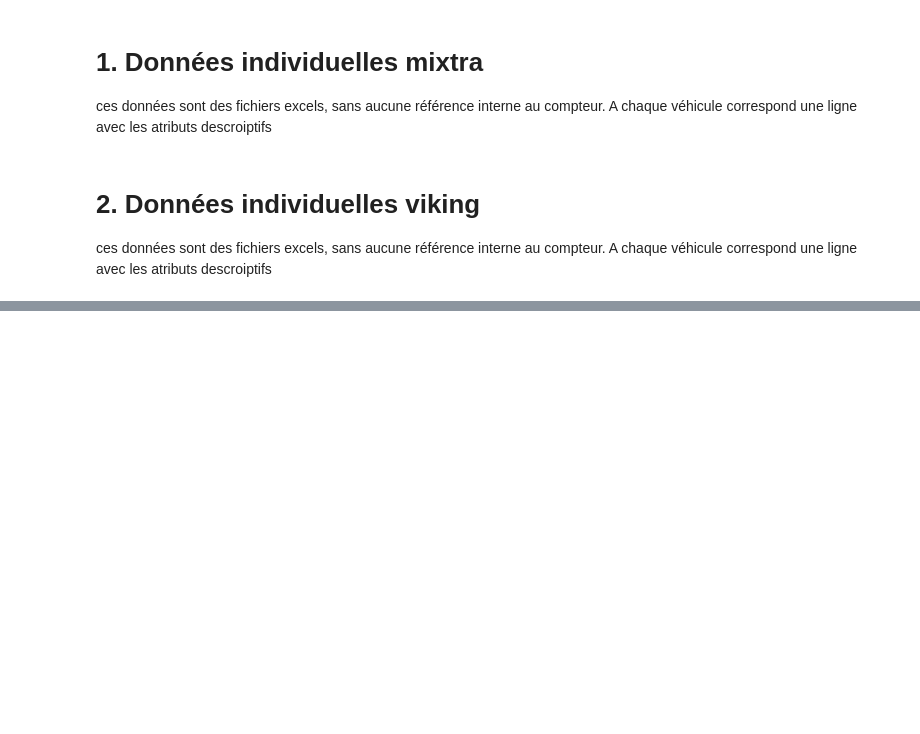
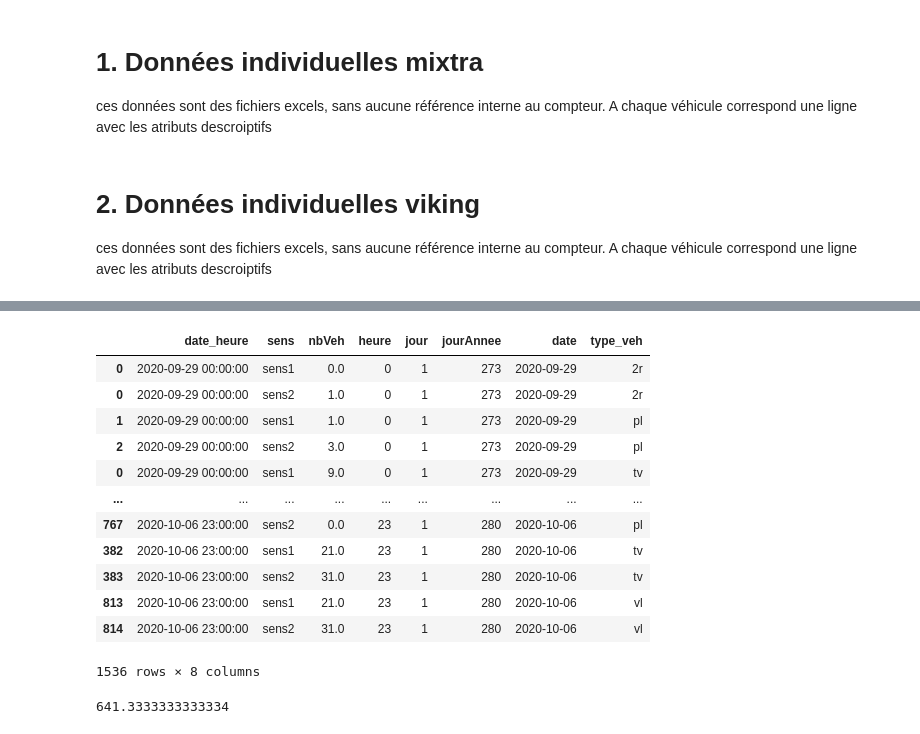
Before and after one commit to nantodevison/otv, a Jupyter notebook: otv/Transfert_Donnees/Fichiers_sources.ipynb, the cells around one changed output, grey strips where cells are left out. Drawn from its saved outputs; the diff is of its cells as text; code cells hidden in the pictures; blank space fills up the shorter version.

```diff
--- a/otv/Transfert_Donnees/Fichiers_sources.ipynb
+++ b/otv/Transfert_Donnees/Fichiers_sources.ipynb
@@ -86,0 +134,16 @@ r'Q:\DAIT\TI\CA_Angouleme\2020\C20SA00-09-10-11_Comptage_linearisation_Angouleme
+# %%
+dfHeureTypeSens
+# %% [output]
+|  | date_heure | sens | nbVeh | heure | jour | jourAnnee | date | type_veh |
+| 0 | 2020-09-29 00:00:00 | sens1 | 0.0 | 0 | 1 | 273 | 2020-09-29 | 2r |
+| 0 | 2020-09-29 00:00:00 | sens2 | 1.0 | 0 | 1 | 273 | 2020-09-29 | 2r |
+| 1 | 2020-09-29 00:00:00 | sens1 | 1.0 | 0 | 1 | 273 | 2020-09-29 | pl |
+| 2 | 2020-09-29 00:00:00 | sens2 | 3.0 | 0 | 1 | 273 | 2020-09-29 | pl |
+| 0 | 2020-09-29 00:00:00 | sens1 | 9.0 | 0 | 1 | 273 | 2020-09-29 | tv |
+| ... | ... | ... | ... | ... | ... | ... | ... | ... |
+| 767 | 2020-10-06 23:00:00 | sens2 | 0.0 | 23 | 1 | 280 | 2020-10-06 | pl |
+| 382 | 2020-10-06 23:00:00 | sens1 | 21.0 | 23 | 1 | 280 | 2020-10-06 | tv |
+| 383 | 2020-10-06 23:00:00 | sens2 | 31.0 | 23 | 1 | 280 | 2020-10-06 | tv |
+| 813 | 2020-10-06 23:00:00 | sens1 | 21.0 | 23 | 1 | 280 | 2020-10-06 | vl |
+| 814 | 2020-10-06 23:00:00 | sens2 | 31.0 | 23 | 1 | 280 | 2020-10-06 | vl |
+1536 rows × 8 columns
@@ -86,0 +153,4 @@ r'Q:\DAIT\TI\CA_Angouleme\2020\C20SA00-09-10-11_Comptage_linearisation_Angouleme
+# %%
+test.nbVeh.sum()/3#.mean()
+# %% [output]
+641.3333333333334
```
Also changed, not shown: parts of 16 cells of this notebook, 2 other files.
